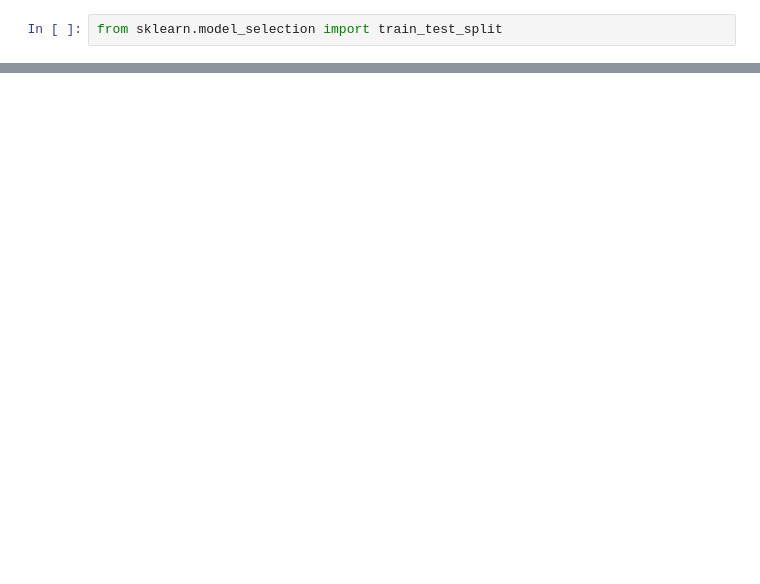
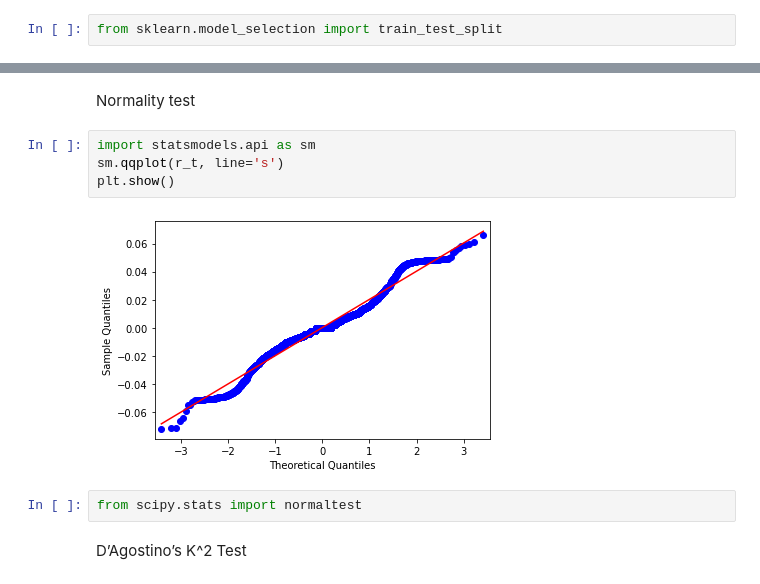
Before and after one commit to vantuan5644/StockPriceForecasting, a Jupyter notebook: notebooks/EDA_baseline.ipynb, the cells around one changed output, grey strips where cells are left out. Cells and saved outputs as stored; diff of their text form; blank space fills up the shorter version.

```diff
--- a/notebooks/EDA_baseline.ipynb
+++ b/notebooks/EDA_baseline.ipynb
@@ -534,0 +410,12 @@ plt.show()
+# %% [markdown]
+Normality test
+# %%
+import statsmodels.api as sm
+sm.qqplot(r_t, line='s')
+plt.show()
+# %% [output]
+[figure, added]
+# %%
+from scipy.stats import normaltest
+# %% [markdown]
+D’Agostino’s K^2 Test
```
Also changed, not shown: parts of 91 cells of this notebook, 2 other files.
